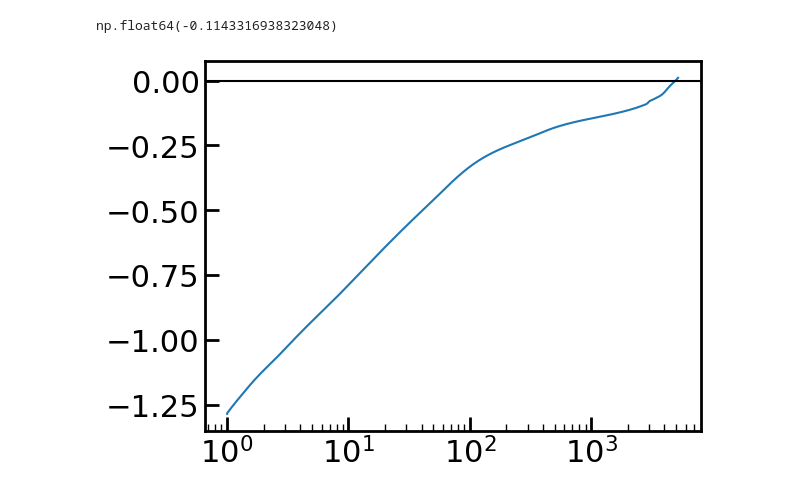
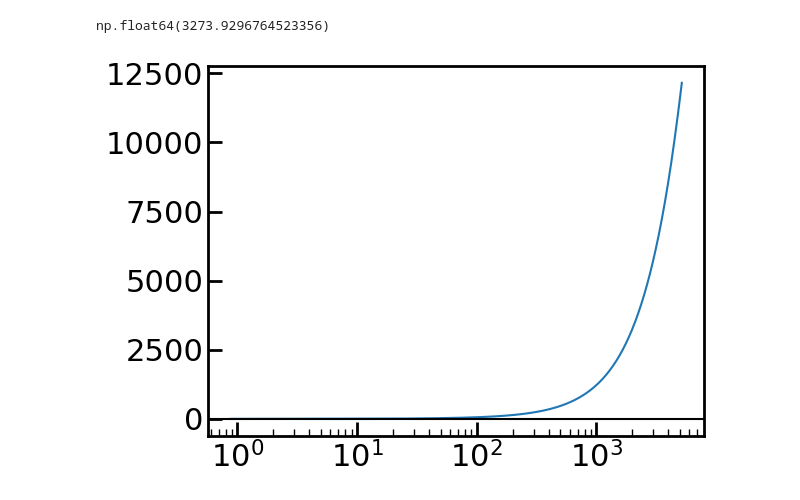
Before and after one commit to aditivijayan/CoolingFlow, a Jupyter notebook: full_solution_wlambda_func.ipynb, the cells around one changed output. Drawn from its saved outputs; the diff is of its cells as text; code cells hidden in the pictures.

```diff
--- a/full_solution_wlambda_func.ipynb
+++ b/full_solution_wlambda_func.ipynb
@@ -152,7 +155,7 @@ def soln_at_esp(v_rsonic, T_rsonic, rho_rsonic, rsonic, eps):
     tflow = rsonic / v
 
     # ---- Build a grid in nH ----
-    nHs = 10.0**np.arange(-7, 10, 0.01)
+    nHs = 10.0**np.linspace(-10.,4, cloudy_table.shape[0])
 
     # Pressures
     Ps = (nHs * kb * T) / (X * mu)
@@ -251,18 +293,23 @@ def find_sol(v_rsonic, T_rsonic, rho_rsonic, Mdot, rsonic):
 # %%
-#Constant lambda=0.6e-22
-# rsonic = 0.6 * kpc
-# vc = vc_interp(rsonic)
-# T_rsonic =  *  mu * mp * vc**2/gamma/kb
-# T_rsonic = 0.778015*  mu * mp * vc**2/gamma/kb
-# T_rsonic = 0.7782*  mu * mp * vc**2/gamma/kb
-
 #Grackle Cooling Table
-rsonic = 1.*kpc
+rsonic = 0.8*kpc
 vc = vc_interp(rsonic)
-T_rsonic  = 0.75*  mu * mp * vc**2/gamma/kb
-# T_rsonic  = 0.77*  mu * mp * vc**2/gamma/kb
+T_rsonic  =  mu * mp * vc**2/gamma/kb
+print(T_rsonic)
+# T_rsonic  = 768259
+T_rsonic  = 923500 #works B=59.5
+T_rsonic  = 910000 #works B=58
+T_rsonic  = 850000 #works B=23
+T_rsonic  = 845000 #works B=22
+T_rsonic  = 810000 #works B=11, eps=1.e-2
+T_rsonic  = 800000 #works B=9, eps=1.e-2
+T_rsonic  = 780000 #works B=21, eps=1.e-2
+T_rsonic  = 790000 #works B=9.1, eps=1.e-2
+T_rsonic  = 788000 #works B=3000, eps=1.e-1
+# T_rsonic  = 923496 #works
+# T_rsonic  = 923495.998 # work B=58
+# T_rsonic = 1088583 #works B=15
 
 v_rsonic, rho_rsonic, Mdot = find_init_at_Rsonic_varying_lambda(rsonic,T_rsonic)
 print(v_rsonic/kmps, rho_rsonic/mp, Mdot*yr_to_sec/Msun, T_rsonic/1.e6)
-solution = find_sol(v_rsonic, T_rsonic, rho_rsonic, Mdot, rsonic)
 # %% [output]
@@ -347,0 +318,3 @@ image_name = 'Figures/solution_' + str(Mdot*yr_to_sec/Msun) +'.jpeg'
+# %%
+eps=1.e-2
+solution, Mdot1 =find_sol(v_rsonic, T_rsonic, rho_rsonic, Mdot, rsonic, eps)
@@ -348,37 +433,36 @@ image_name = 'Figures/solution_' + str(Mdot*yr_to_sec/Msun) +'.jpeg'
 # %%
-T = np.exp(solution[0])
-rho = np.exp(solution[1])
-lnr = (solution[2])
-Mdot = solution[3]
+T = np.exp(solution.y[0])
+rho = np.exp(solution.y[1])
+lnr = (solution.t)
 
 cs = np.sqrt(gamma * kb * T/(mu * mp))
 
 cs_mid = 0.5*(cs[:-1] + cs[1:])
 rho_mid = 0.5 * (rho[:-1] + rho[1:])
 
 r_grid = np.exp(lnr)
 r_mid = 0.5 * (r_grid[:-1] + r_grid[1:])
 dr_grid = np.diff(r_grid)
 
 v_mid = Mdot/(4*math.pi*r_mid**2*rho_mid)
 
 dphi = vc_interp(r_mid) **2 * dr_grid/r_mid
 phi_int = -np.cumsum(dphi)
 phi = -phi_int + phi_int[-1]
 Bern_param = v_mid*v_mid/2.0 + cs_mid*cs_mid/(gamma-1) + phi
 
 Rcool = 130 * (Mhalo/(1.e12*Msun))**(-0.26) * (lambda_cool/1.e-22)**(0.36) * kpc
 Rmax = 2000. * kpc
 idx = np.argmin(np.abs(r - Rmax))
 plt.plot(r_mid/kpc, (Bern_param/1.e5/kmps/kmps))
 plt.axhline(0.0, color='black')
 # plt.xlim(1.e-1, 1.e3)
 
 plt.xscale('log')
 Bern_param[idx]/1.e5/kmps/kmps
 # %% [output]
-np.float64(-0.1143316938323048)
+np.float64(3273.9296764523356)
-[figure, old version]
+[figure, new version]
 # %%
 def solve_for_B(T_rsonic, rsonic):
 
```
Also changed, not shown: parts of 10 cells of this notebook, 4 other files.
